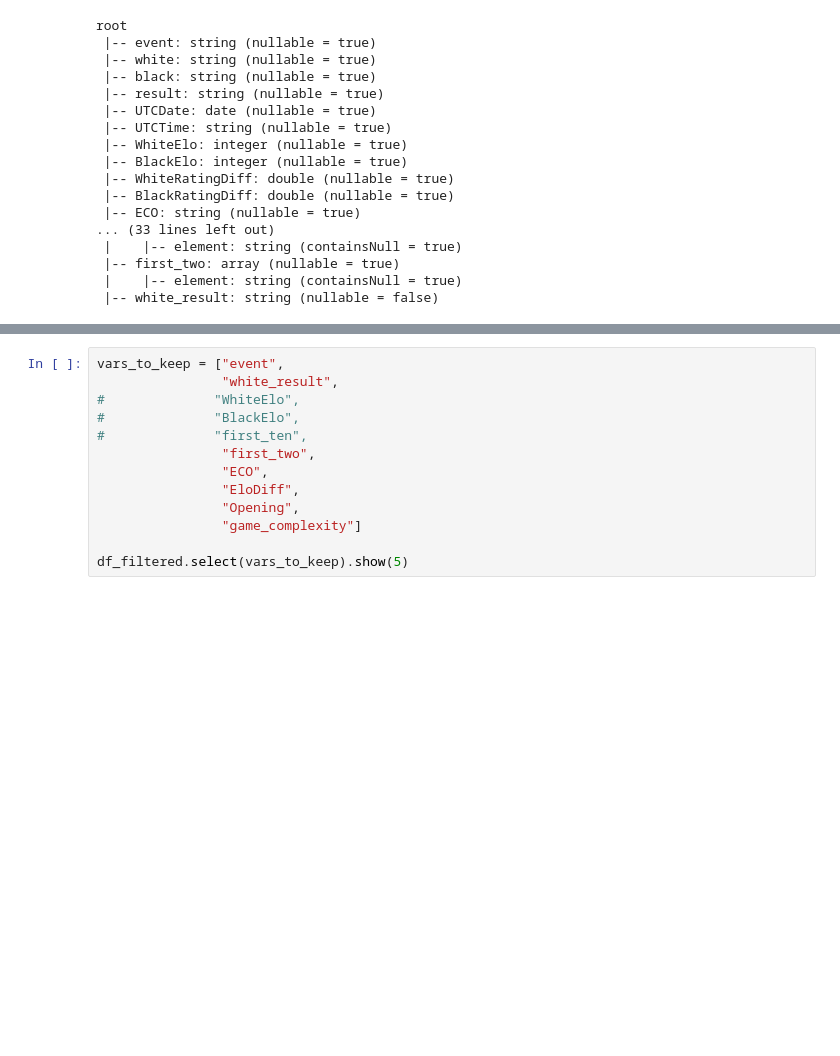
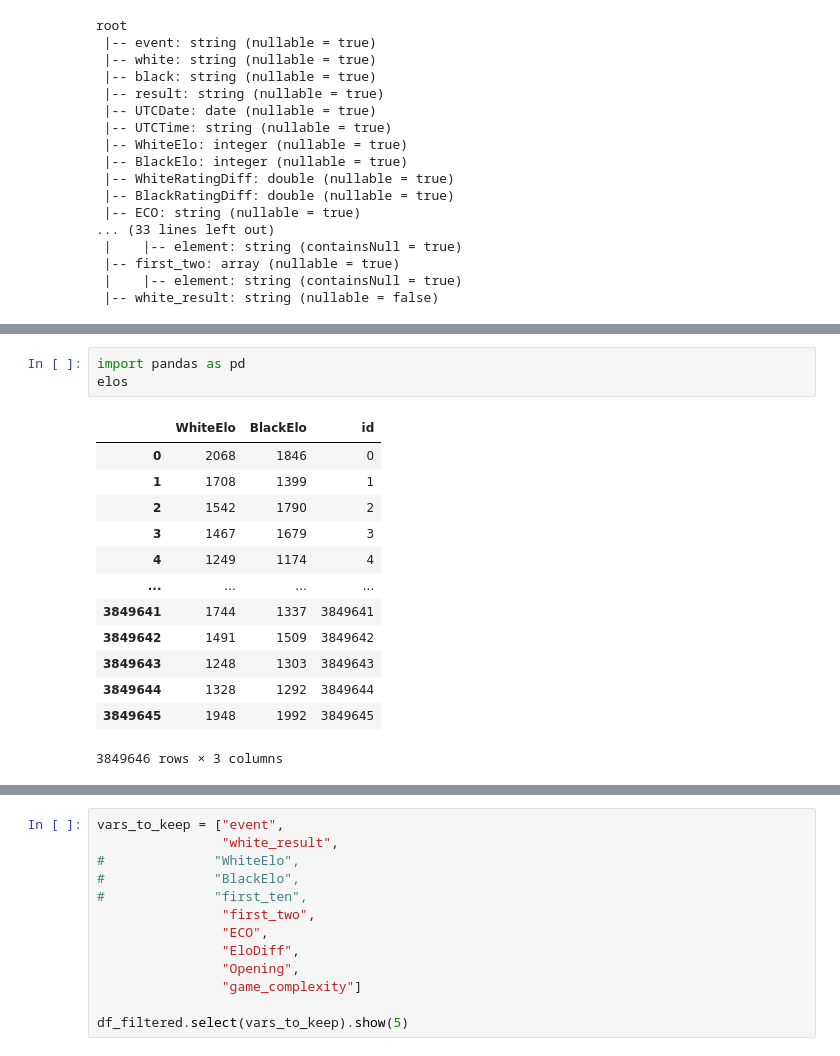
Before and after one commit to uva-ds5110-fa21-g10/semester-project, a Jupyter notebook: code/dataprep/02-model-data.ipynb, the cells around one changed output, grey strips where cells are left out. Drawn from its saved outputs; the diff is of its cells as text; blank space fills up the shorter version.

```diff
--- a/code/dataprep/02-model-data.ipynb
+++ b/code/dataprep/02-model-data.ipynb
@@ -102,0 +146,17 @@ root
+# %%
+import pandas as pd
+elos
+# %% [output]
+|  | WhiteElo | BlackElo | id |
+| 0 | 2068 | 1846 | 0 |
+| 1 | 1708 | 1399 | 1 |
+| 2 | 1542 | 1790 | 2 |
+| 3 | 1467 | 1679 | 3 |
+| 4 | 1249 | 1174 | 4 |
+| ... | ... | ... | ... |
+| 3849641 | 1744 | 1337 | 3849641 |
+| 3849642 | 1491 | 1509 | 3849642 |
+| 3849643 | 1248 | 1303 | 3849643 |
+| 3849644 | 1328 | 1292 | 3849644 |
+| 3849645 | 1948 | 1992 | 3849645 |
+3849646 rows × 3 columns
```
Also changed, not shown: parts of 5 cells of this notebook, 3 other files.
